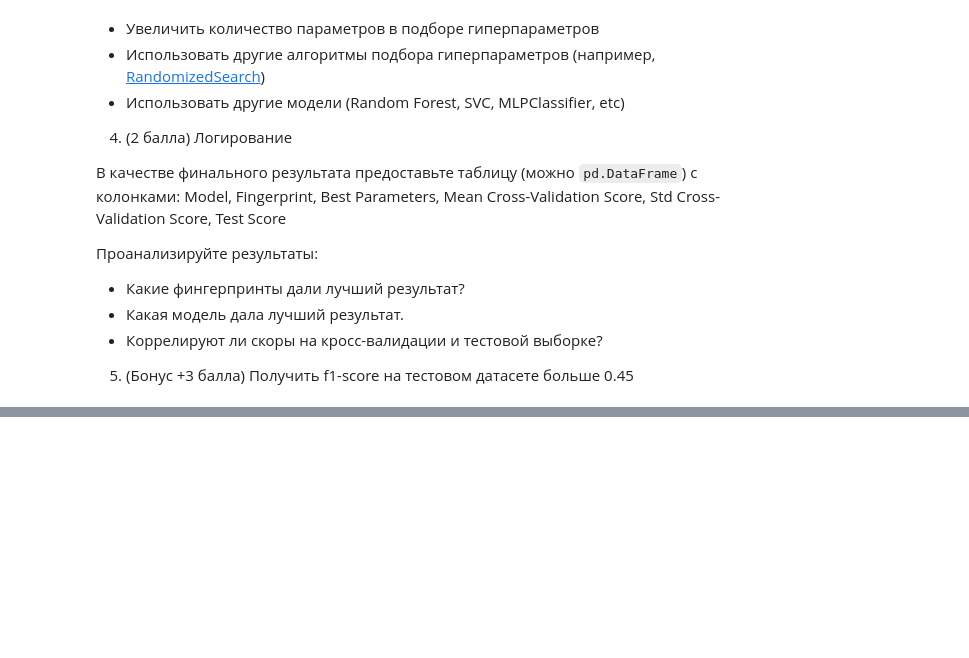
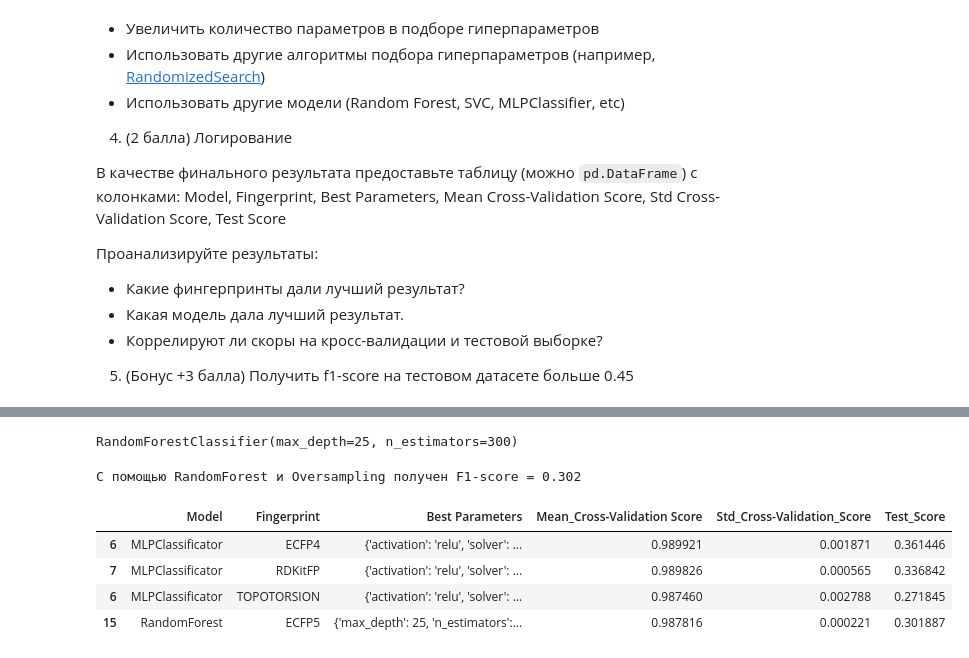
Before and after one commit to rustbas/MachineLearningHW, a Jupyter notebook: Practice1/IB_Practice_COVID.ipynb, the cells around one changed output, grey strips where cells are left out. Drawn from its saved outputs; the diff is of its cells as text; code cells hidden in the pictures; blank space fills up the shorter version.

```diff
--- a/Practice1/IB_Practice_COVID.ipynb
+++ b/Practice1/IB_Practice_COVID.ipynb
@@ -456,0 +824,38 @@ Best model test f1 score is 0.265
+# %%
+best_params = gs_result4.best_params_
+res_cv4 = gs_result4.cv_results_
+forest = RandomForestClassifier(n_estimators=best_params['n_estimators'],
+                    max_depth=best_params['max_depth'])
+# %%
+forest.fit(train_fp_os, y_train_os)
+# %% [output]
+RandomForestClassifier(max_depth=25, n_estimators=300)
+# %%
+y_pred = forest.predict(test_fp1)
+f1_4 = f1_score(y_test, y_pred)
+# %%
+print(f'С помощью RandomForest и Oversampling получен F1-score = {f1_4:.3f}')
+# %% [output]
+С помощью RandomForest и Oversampling получен F1-score = 0.302
+# %%
+df4 = pd.DataFrame(res_cv4)  # ECFP4
+df4['Model'] = 'RandomForest'
+df4['label'] = 'ECFP5'
+df4['f1'] = f1_4
+df_best = df4[df4['rank_test_score'] == 1]
+temp = df_best[[
+    'Model', 'label', 'params', 'mean_test_score', 'std_test_score', 'f1'
+]]
+temp.columns = [
+    'Model', 'Fingerprint', 'Best Parameters', 'Mean_Cross-Validation Score',
+    'Std_Cross-Validation_Score', 'Test_Score'
+]
+res = pd.concat((result, temp), axis=0)
+# %%
+res
+# %% [output]
+|  | Model | Fingerprint | Best Parameters | Mean_Cross-Validation Score | Std_Cross-Validation_Score | Test_Score |
+| 6 | MLPClassificator | ECFP4 | {'activation': 'relu', 'solver': ... | 0.989921 | 0.001871 | 0.361446 |
+| 7 | MLPClassificator | RDKitFP | {'activation': 'relu', 'solver': ... | 0.989826 | 0.000565 | 0.336842 |
+| 6 | MLPClassificator | TOPOTORSION | {'activation': 'relu', 'solver': ... | 0.987460 | 0.002788 | 0.271845 |
+| 15 | RandomForest | ECFP5 | {'max_depth': 25, 'n_estimators':... | 0.987816 | 0.000221 | 0.301887 |
```
Also changed, not shown: parts of 102 cells of this notebook, 17 other files.
